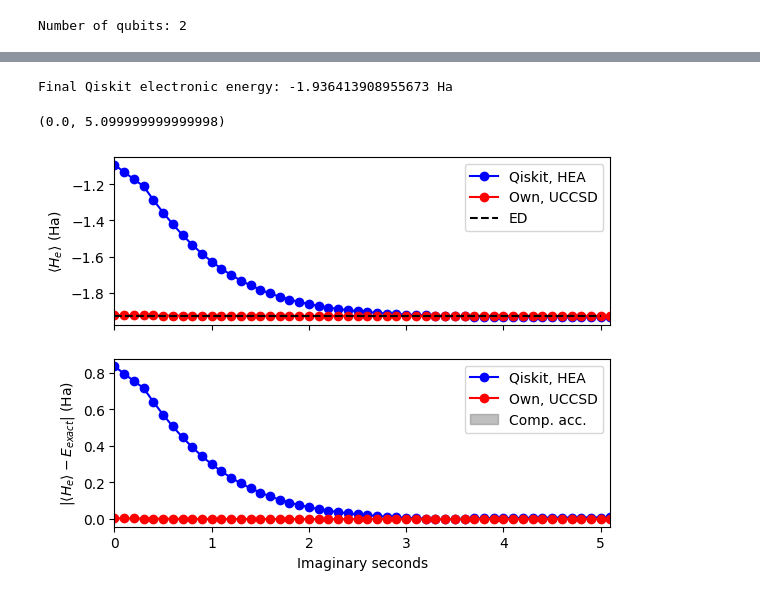
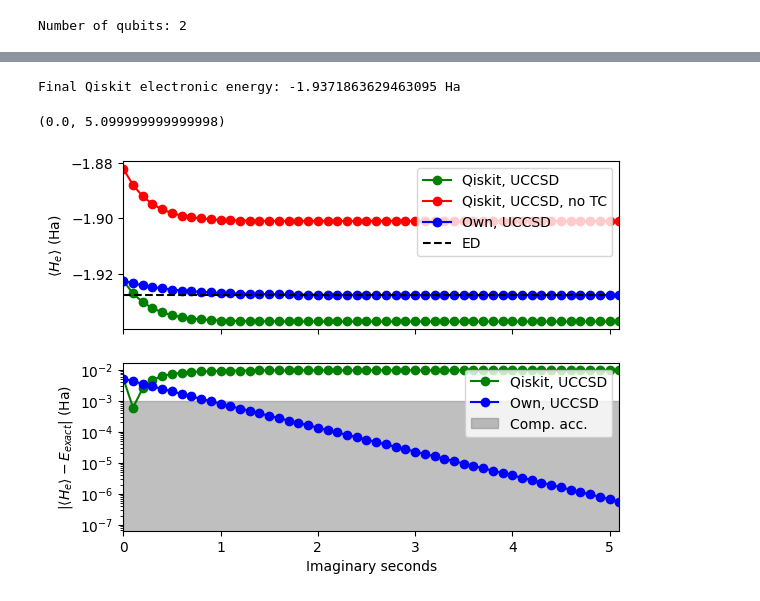
Before and after one commit to Magnusson6359/qiskit-algorithms, a Jupyter notebook: testing.ipynb, the cells around one changed output, grey strips where cells are left out. Saved outputs shown, nothing was run; the diff lists cells and outputs as text; code cells hidden in the pictures.

```diff
--- a/testing.ipynb
+++ b/testing.ipynb
@@ -58,3 +50,11 @@ for i in range(len(ansatz.parameters)):
 # Estimator
 seed = 170
 estimator = Estimator(options={'seed': seed})
+# %%
+# Mapper
+mapper = ParityMapper(num_particles = problem.num_particles)
+qubit_op2 = mapper.map(h)
+# %%
+# Ansatz, UCCSD
+ansatz = UCCSD(num_spatial_orbitals = problem.num_spatial_orbitals, num_particles = problem.num_particles, qubit_mapper=mapper)
+ansatz.decompose().decompose().decompose().draw("mpl")
@@ -96,0 +117,19 @@ we have this circuit at home
+# %%
+###############
+### VarQITE ###
+###############
+# This is the non-TC Hamiltonian.
+
+# The 2 main tunable parameters
+total_time=5
+num_timesteps = 50
+
+var_principle = mc_lachlan.ImaginaryMcLachlanPrinciple(qgt=LinCombQGT(estimator), gradient=LinCombEstimatorGradient(estimator))
+time_evo = TimeEvolutionProblem(qubit_op2,
+                                time=total_time,
+                                aux_operators=[qubit_op2])
+qite = VarQITE(ansatz, init_param_values,
+               variational_principle = var_principle,
+               estimator=estimator,
+               num_timesteps=num_timesteps)
+result2 = qite.evolve(time_evo)
@@ -106,41 +163,47 @@ ax2 = axs[1]
 DELTA_BIG = 2
 sys = "h2"
 e_exact = {"h2": -1.9276748321, "h4": -4.3860854160}
+e_exact_notc = {"h2": -1.9009465237, "h4": None}
 
 # Readin from file
 #with open('h_exp_val.txt', 'r') as f:
 #    h_exp_val = [float(num) for line in f for num in line.strip('[] \n').split()]
 #with open('times.txt', 'r') as g:
 #    times = [float(num) for line in g for num in line.strip('[] \n').split()]
 
 h_exp_val = np.array([ele[0][0].real for ele in result.observables])
 times = result.times
+h_ex_val2 = np.array([ele[0][0].real for ele in result2.observables])
+times2 = result2.times
 
-ax.plot(times, h_exp_val, '-bo', label= "Qiskit, HEA") #+ extracted_transformer_energy+ nuclear_repulsion_energy
-ax.plot(avqite_times[::DELTA_BIG], avqite_energies[::DELTA_BIG], '-ro', label= "Own, UCCSD")
+ax.plot(times, h_exp_val, '-go', label= "Qiskit, UCCSD") #+ extracted_transformer_energy+ nuclear_repulsion_energy
+ax.plot(times2, h_ex_val2, '-ro', label= "Qiskit, UCCSD, no TC") #+ extracted_transformer_energy+ nuclear_repulsion_energy
+ax.plot(avqite_times[::DELTA_BIG], avqite_energies[::DELTA_BIG], '-bo', label= "Own, UCCSD")
 ax.plot([e_exact[sys]]*(int(times[-1])+1), '--k', label= "ED")
+ax.plot([e_exact[sys]]*(int(times[-1])+1), '--k')
 #ax.axhline(np_result.total_energies, ls='--',
 #           c='k', alpha=0.7, label='Groundstate')
 #ax.axhline(np_result.hartree_fock_energy, ls='--',
 #           c='r', alpha=0.7, label="Hartree-Fock")
 
 #pylab.plot(times, exact_h_exp_val , label= "Exact",  linestyle='--')
 ax.set_ylabel(r"$\langle H_e \rangle$ (Ha)")
 ax.legend(loc="upper right")
 ax.set_xlim([0, times[-1]])
 print(f"Final Qiskit electronic energy: {h_exp_val[-1]} Ha")
 #print(f"Compare with Qutip ED: -4.3860854160 Ha")
 #print(f"Compare with TC-VarQITE for UCCSD: -4.3860791082 Ha")
 
 
-ax2.plot(times, abs(h_exp_val-e_exact[sys]), "-bo", label= "Qiskit, HEA")
-ax2.plot(avqite_times[::DELTA_BIG], abs(avqite_energies-e_exact[sys])[::DELTA_BIG], "-ro", label= "Own, UCCSD")
-ax2.fill_between([0,times[-1]],[0,1e-3],color="grey",alpha=0.5,label="Comp. acc.")
+ax2.plot(times, abs(h_exp_val-e_exact[sys]), "-go", label= "Qiskit, UCCSD")
+ax2.plot(avqite_times[::DELTA_BIG], abs(avqite_energies-e_exact[sys])[::DELTA_BIG], "-bo", label= "Own, UCCSD")
+ax2.fill_between([0,times[-1]],[1e-3,1e-3],color="grey",alpha=0.5,label="Comp. acc.")
 ax2.set_xlabel("Imaginary seconds")
 ax2.set_ylabel(r"$|\langle H_e \rangle - E_{exact}|$ (Ha)")
+ax2.set_yscale("log")
 ax2.legend(loc="upper right")
 ax2.set_xlim([0, times[-1]])
 # %% [output]
-Final Qiskit electronic energy: -1.936413908955673 Ha
+Final Qiskit electronic energy: -1.9371863629463095 Ha
 (0.0, 5.099999999999998)
-[figure, old version]
+[figure, new version]
```
Also changed, not shown: parts of 11 cells of this notebook, 2 other files.
